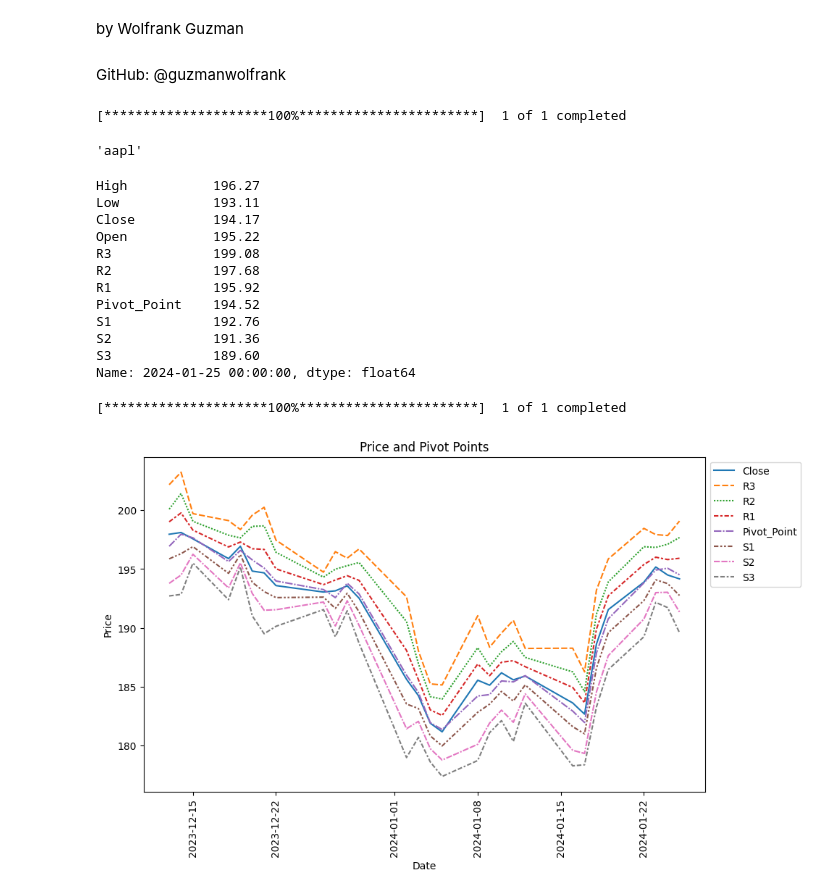
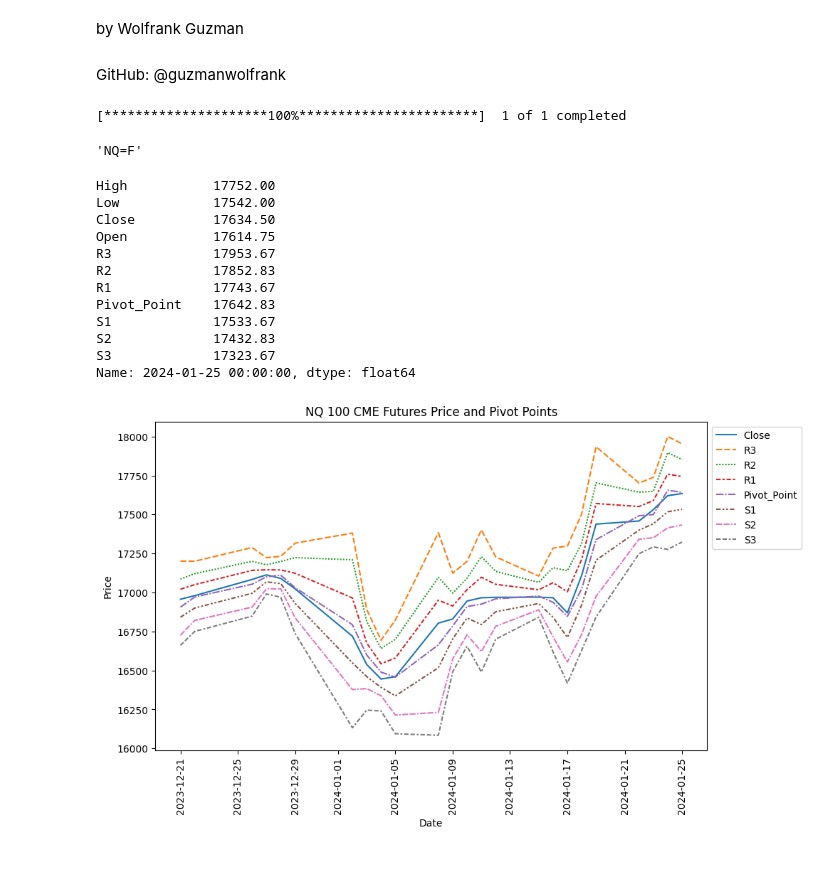
Before and after one commit to guzmanwolfrank/QuantTrading, a Jupyter notebook: Tools/NQ100PivotCalculator/WolfPivots.ipynb, the cells around one changed output. Saved outputs shown, nothing was run; the diff lists cells and outputs as text; code cells hidden in the pictures; blank space fills up the shorter version.

```diff
--- a/Tools/NQ100PivotCalculator/WolfPivots.ipynb
+++ b/Tools/NQ100PivotCalculator/WolfPivots.ipynb
@@ -25,7 +25,7 @@ import pandas as pd
 
 
 # Get user input for the stock ticker
-ticker = input("Enter the stock ticker: ")
+ticker = 'NQ=F'
 
 
 
@@ -80,74 +80,38 @@ dpiv = (Pivdata.iloc[-1])
 display(ticker, dpiv)
 # %% [output]
 [*********************100%***********************]  1 of 1 completed
-'aapl'
+'NQ=F'
-High           196.27
-Low            193.11
-Close          194.17
-Open           195.22
-R3             199.08
-R2             197.68
-R1             195.92
-Pivot_Point    194.52
-S1             192.76
-S2             191.36
-S3             189.60
+High           17752.00
+Low            17542.00
+Close          17634.50
+Open           17614.75
+R3             17953.67
+R2             17852.83
+R1             17743.67
+Pivot_Point    17642.83
+S1             17533.67
+S2             17432.83
+S3             17323.67
 Name: 2024-01-25 00:00:00, dtype: float64
 # %%
-# Download data for the last 30 days with daily intervals
-ndata = yf.download(ticker, period="30d", interval="1d")
-
-# Extract high, low, close, and open prices and round them to 2 decimal places
-high = ndata['High'].round(2)
-low = ndata['Low'].round(2)
-close = ndata['Close'].round(2)
-open = ndata['Open'].round(2)
-volume = ndata['Volume']
-
-# Calculate the pivot point and support/resistance levels
-pivot_point = (high + low + close) / 3
-support1 = (2 * pivot_point) - high
-support2 = pivot_point - (high - low)
-support3 = low - 2 * (high - pivot_point)
-resistance1 = (2 * pivot_point) - low
-resistance2 = pivot_point + (high - low)
-resistance3 = high + 2 * (pivot_point - low)
-
-# Create a DataFrame with the calculated values
-pivot_data = pd.DataFrame({
-    'High': high,
-    'Low': low,
-    'Close': close,
-    'Open': open_price,
-    'R3': resistance3,
-    'R2': resistance2,
-    'R1': resistance1,
-    'Pivot_Point': pivot_point,
-    'S1': support1,
-    'S2': support2,
-    'S3': support3,
-    'Volume': volume,
-
-}).round(2)
 
 # Exclude the last row for plotting
 df_except_last_row = pivot_data.iloc[:-1]
 
 # Plotting
 plt.figure(figsize=(10, 6))
 sns.lineplot(data=df_except_last_row[['Close', 'R3', 'R2', 'R1', 'Pivot_Point', 'S1', 'S2', 'S3']])
-plt.title('Price and Pivot Points')
+plt.title('NQ 100 CME Futures Price and Pivot Points')
 plt.xlabel('Date')
 plt.ylabel('Price')
 
 # Rotate y-axis labels by 90 degrees
 plt.xticks(rotation=90)
 
 plt.legend(loc='upper left', bbox_to_anchor=(1, 1))
 plt.show()
 # %% [output]
-[*********************100%***********************]  1 of 1 completed
-[figure, old version]
+[figure, new version]
 # %%
 display(Pivdata)
 # %% [output]
```
Also changed, not shown: parts of 1 cell of this notebook.
